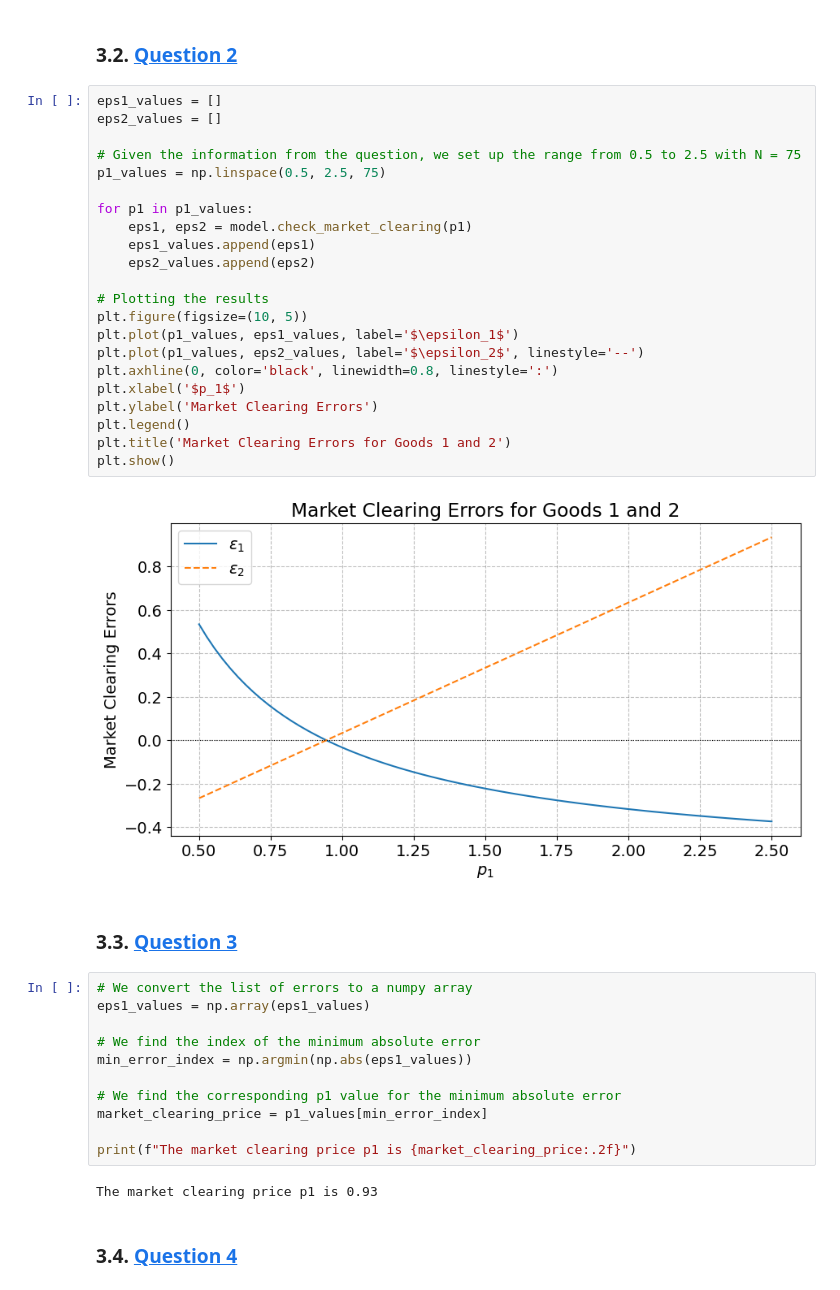
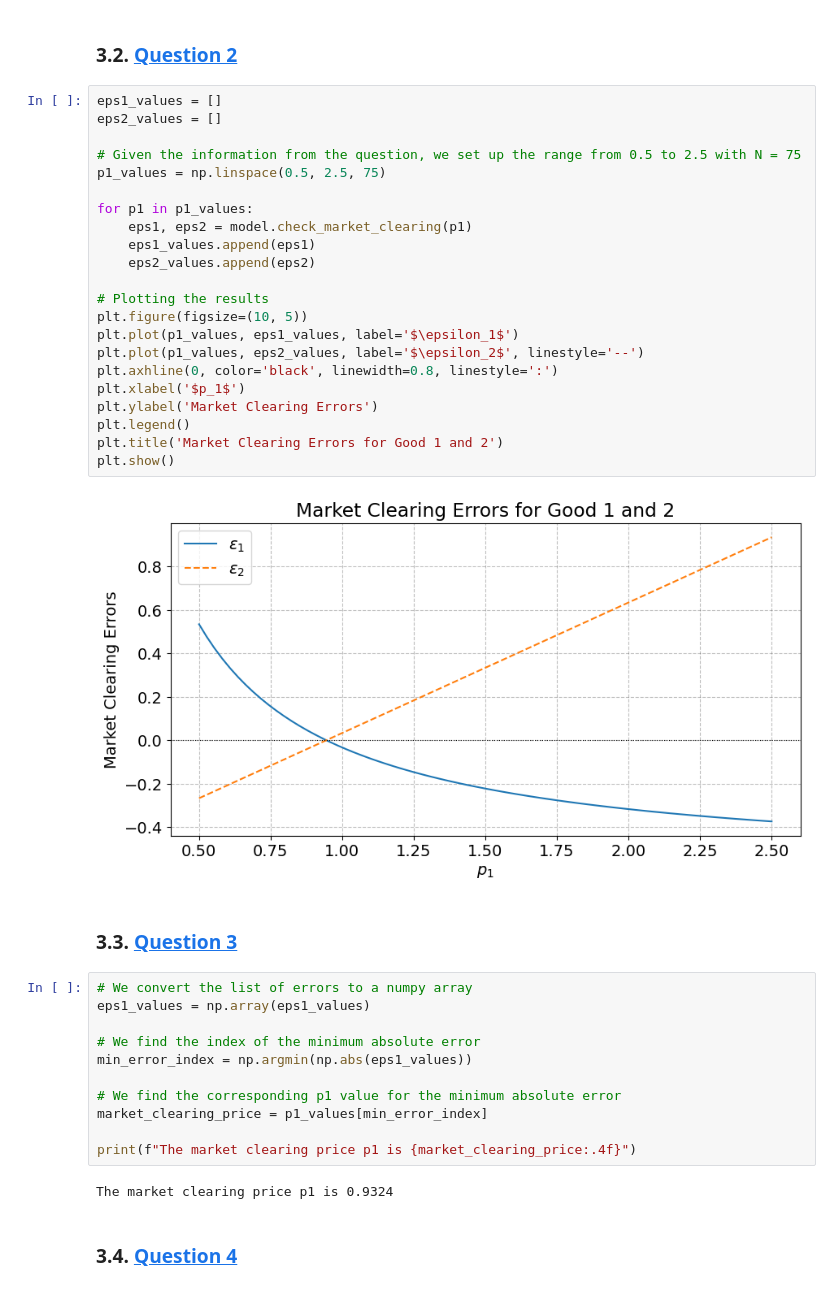
Before and after one commit to NumEconCopenhagen/projects-2024-hwee-oscar-thomas, a Jupyter notebook: inauguralproject/inauguralproject.ipynb, the cells around one changed output. Saved outputs shown, nothing was run; the diff lists cells and outputs as text.

```diff
--- a/inauguralproject/inauguralproject.ipynb
+++ b/inauguralproject/inauguralproject.ipynb
@@ -128,27 +129,27 @@ plt.show()
 # %%
 eps1_values = []
 eps2_values = []
 
 # Given the information from the question, we set up the range from 0.5 to 2.5 with N = 75
 p1_values = np.linspace(0.5, 2.5, 75)
 
 for p1 in p1_values:
     eps1, eps2 = model.check_market_clearing(p1)
     eps1_values.append(eps1)
     eps2_values.append(eps2)
 
 # Plotting the results
 plt.figure(figsize=(10, 5))
 plt.plot(p1_values, eps1_values, label='$\epsilon_1$')
 plt.plot(p1_values, eps2_values, label='$\epsilon_2$', linestyle='--')
 plt.axhline(0, color='black', linewidth=0.8, linestyle=':')
 plt.xlabel('$p_1$')
 plt.ylabel('Market Clearing Errors')
 plt.legend()
-plt.title('Market Clearing Errors for Goods 1 and 2')
+plt.title('Market Clearing Errors for Good 1 and 2')
 plt.show()
 # %% [output]
-[figure, old version]
+[figure, new version]
 # %% [markdown]
 ### 3.3. <a id='toc3_3_'></a>[Question 3](#toc0_)
 # %%
@@ -161,9 +162,9 @@ min_error_index = np.argmin(np.abs(eps1_values))
 # We find the corresponding p1 value for the minimum absolute error
 market_clearing_price = p1_values[min_error_index]
 
-print(f"The market clearing price p1 is {market_clearing_price:.2f}")
+print(f"The market clearing price p1 is {market_clearing_price:.4f}")
 # %% [output]
-The market clearing price p1 is 0.93
+The market clearing price p1 is 0.9324
 # %% [markdown]
 ### 3.4. <a id='toc3_4_'></a>[Question 4](#toc0_)
 # %% [markdown]
```
Also changed, not shown: parts of 11 cells of this notebook.
